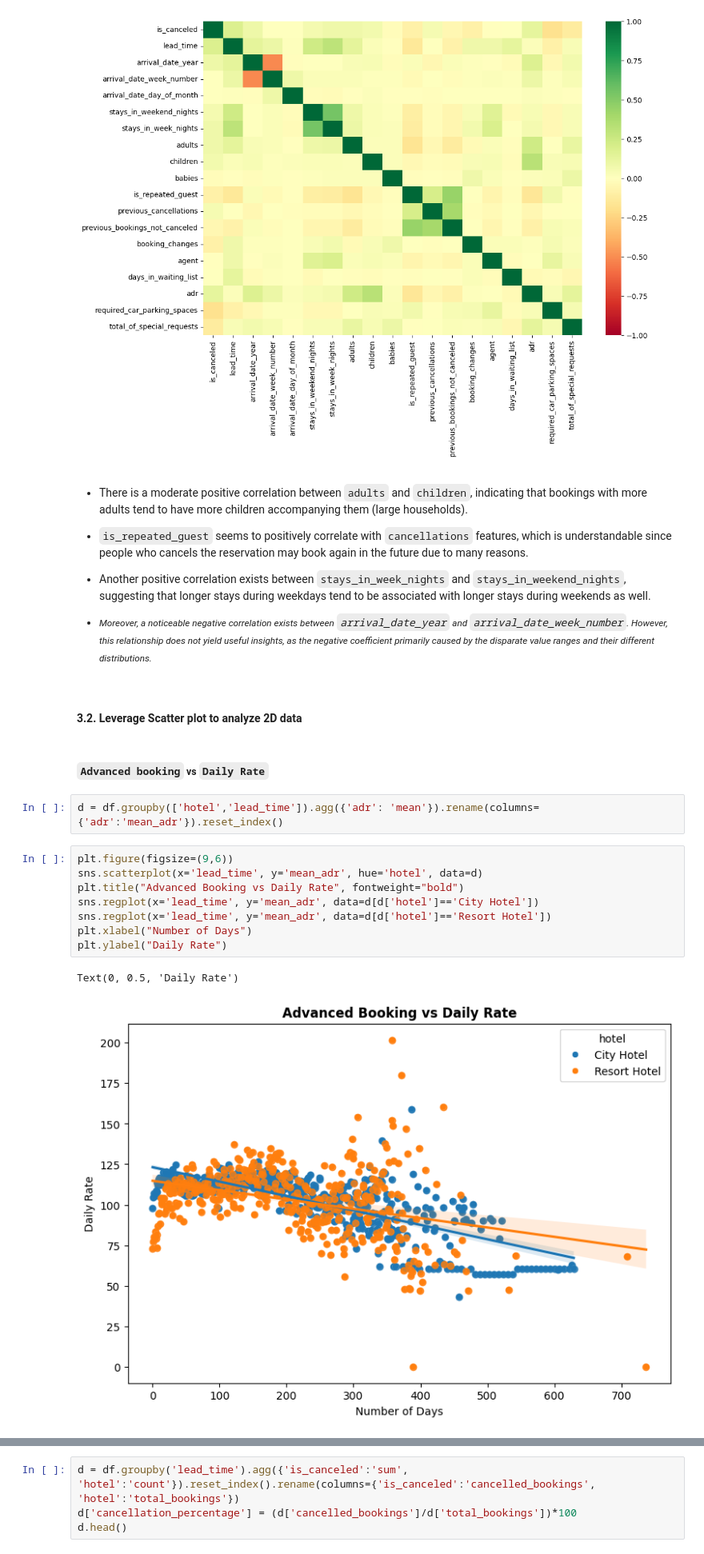
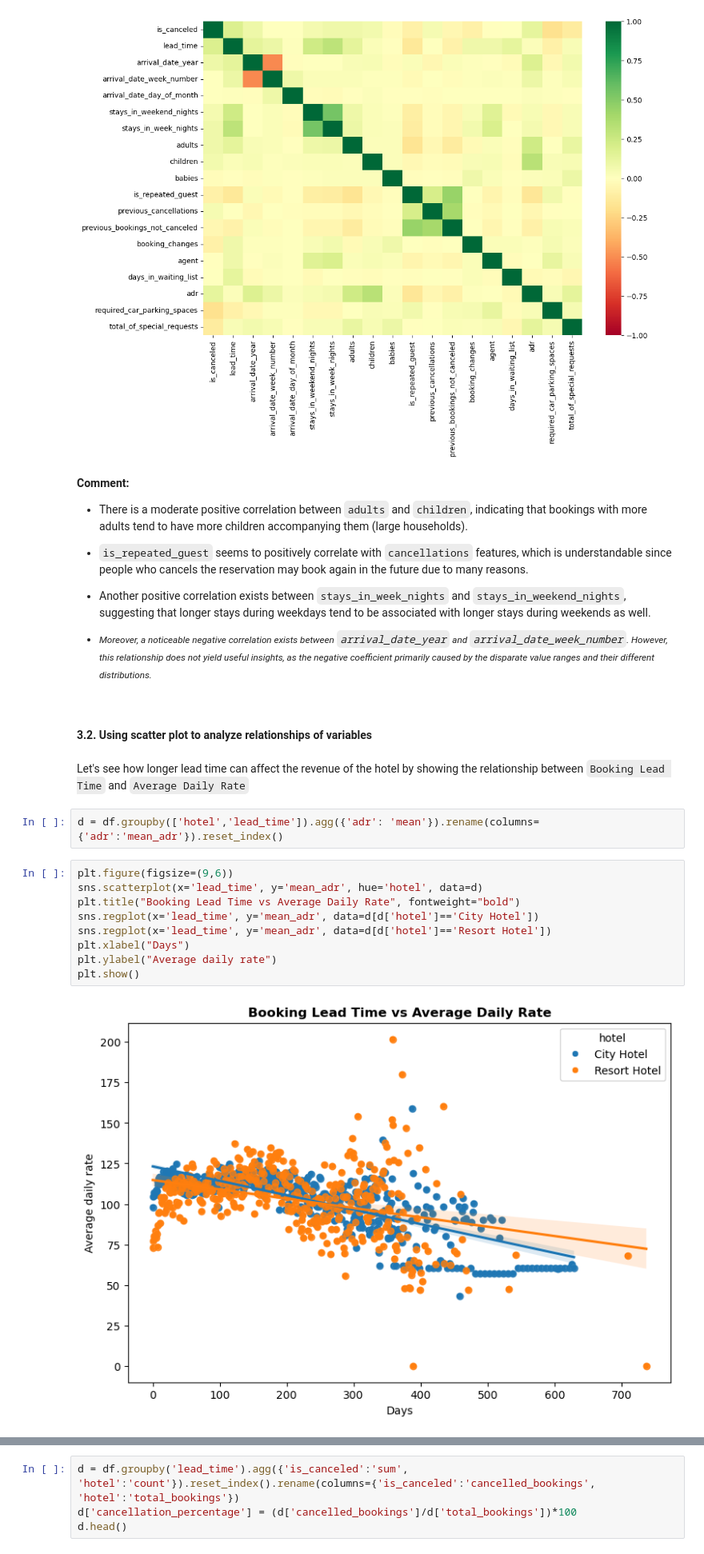
Before and after one commit to knightstark7/Labs-And-Project-Data-Visualization, a Jupyter notebook: Project/Source/project.ipynb, the cells around one changed output, grey strips where cells are left out. Shown at 80% size. Cells and saved outputs as stored; diff of their text form.

```diff
--- a/Project/Source/project.ipynb
+++ b/Project/Source/project.ipynb
@@ -385,6 +388,7 @@ plt.show()
 # %% [output]
 [figure]
 # %% [markdown]
+**Comment:**
 - There is a moderate positive correlation between `adults` and `children`, indicating that bookings with more adults tend to have more children accompanying them (large households).
 
 - `is_repeated_guest` seems to positively correlate with `cancellations` features, which is understandable since people who cancels the reservation may book again in the future due to many reasons.
@@ -393,19 +397,19 @@ plt.show()
 
 - <small>_Moreover, a noticeable negative correlation exists between `arrival_date_year` and `arrival_date_week_number`. However, this relationship does not yield useful insights, as the negative coefficient primarily caused by the disparate value ranges and their different distributions._ </small>
 # %% [markdown]
-#### 3.2. Leverage Scatter plot to analyze 2D data
+#### 3.2. Using scatter plot to analyze relationships of variables
-# %% [markdown]
-##### `Advanced booking` vs `Daily Rate`
+# %% [markdown]
+Let's see how longer lead time can affect the revenue of the hotel by showing the relationship between `Booking Lead Time` and `Average Daily Rate`
 # %%
 d = df.groupby(['hotel','lead_time']).agg({'adr': 'mean'}).rename(columns={'adr':'mean_adr'}).reset_index()
 # %%
 plt.figure(figsize=(9,6))
 sns.scatterplot(x='lead_time', y='mean_adr', hue='hotel', data=d)
-plt.title("Advanced Booking vs Daily Rate", fontweight="bold")
+plt.title("Booking Lead Time vs Average Daily Rate", fontweight="bold")
 sns.regplot(x='lead_time', y='mean_adr', data=d[d['hotel']=='City Hotel'])
 sns.regplot(x='lead_time', y='mean_adr', data=d[d['hotel']=='Resort Hotel'])
-plt.xlabel("Number of Days")
-plt.ylabel("Daily Rate")
+plt.xlabel("Days")
+plt.ylabel("Average daily rate")
+plt.show()
 # %% [output]
-Text(0, 0.5, 'Daily Rate')
-[figure, old version]
+[figure, new version]
```
Also changed, not shown: parts of 41 cells of this notebook.
